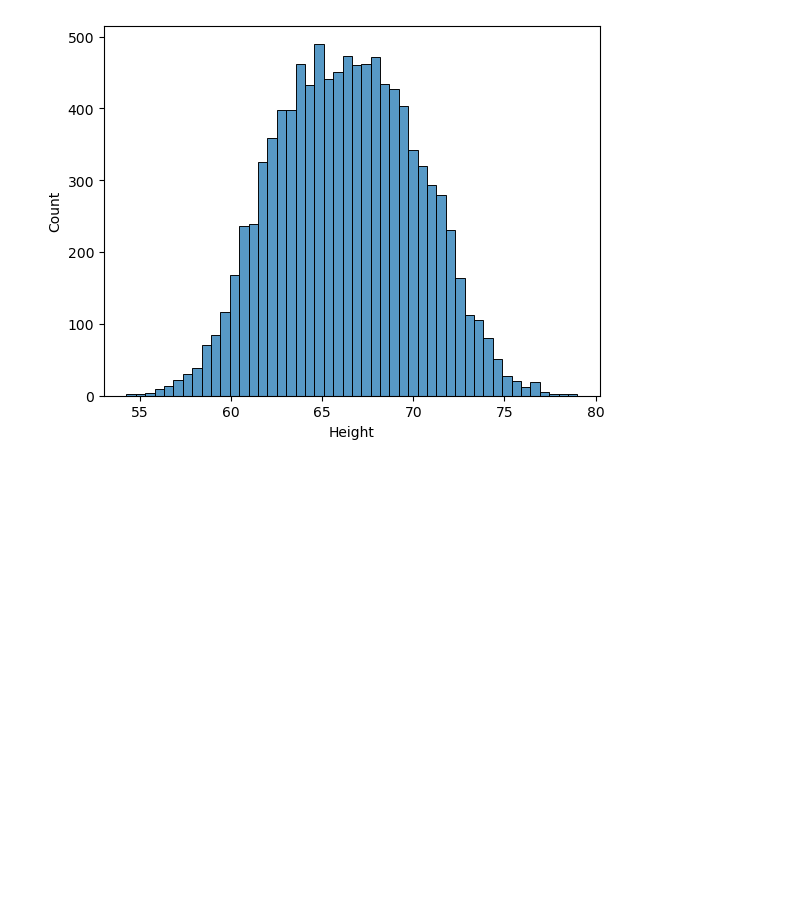
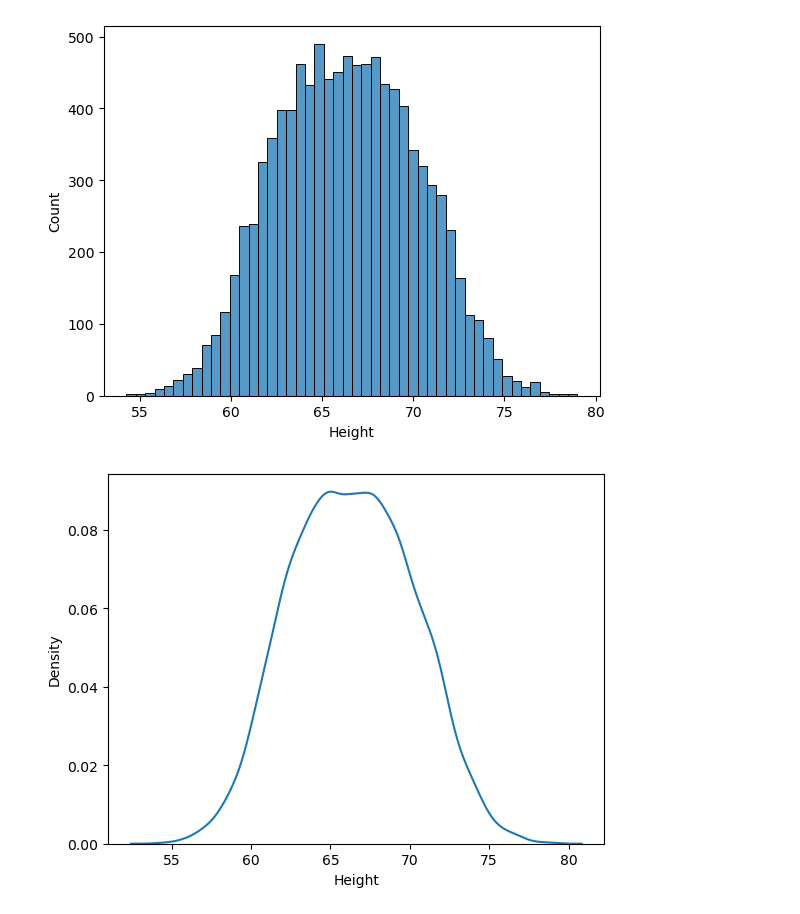
Before and after one commit to jeeet0700/Prob-Stat, a Jupyter notebook: Gaussian Distribution.ipynb, the cells around one changed output. Drawn from its saved outputs; the diff is of its cells as text; code cells hidden in the pictures; blank space fills up the shorter version.

```diff
--- a/Gaussian Distribution.ipynb
+++ b/Gaussian Distribution.ipynb
@@ -33,3 +33,7 @@ plt.hist(df['Height'],bins=50);
 sns.histplot(df['Height']);
 # %% [output]
 [figure]
+# %%
+sns.kdeplot(df['Height']);
+# %% [output]
+[figure, added]
```
